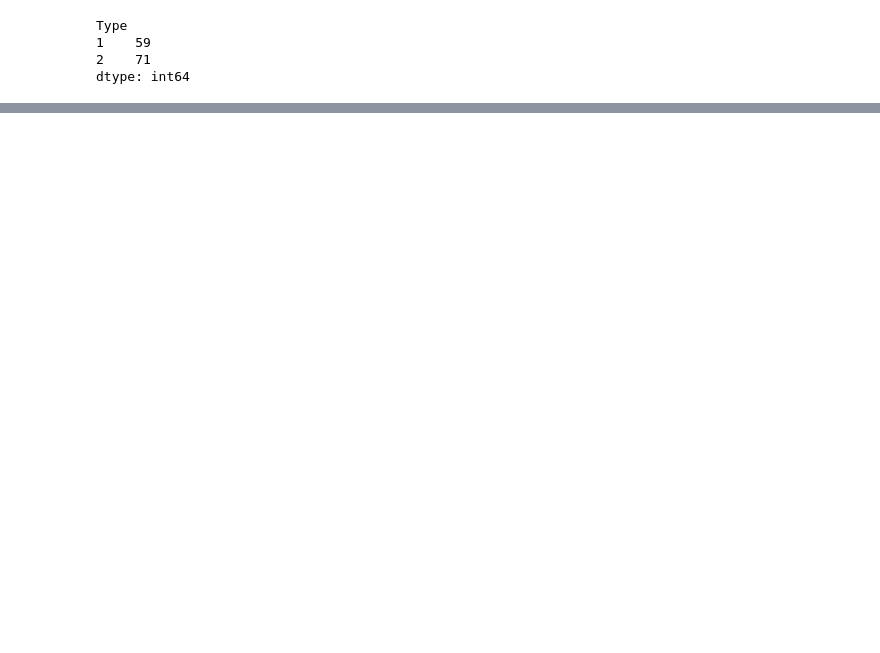
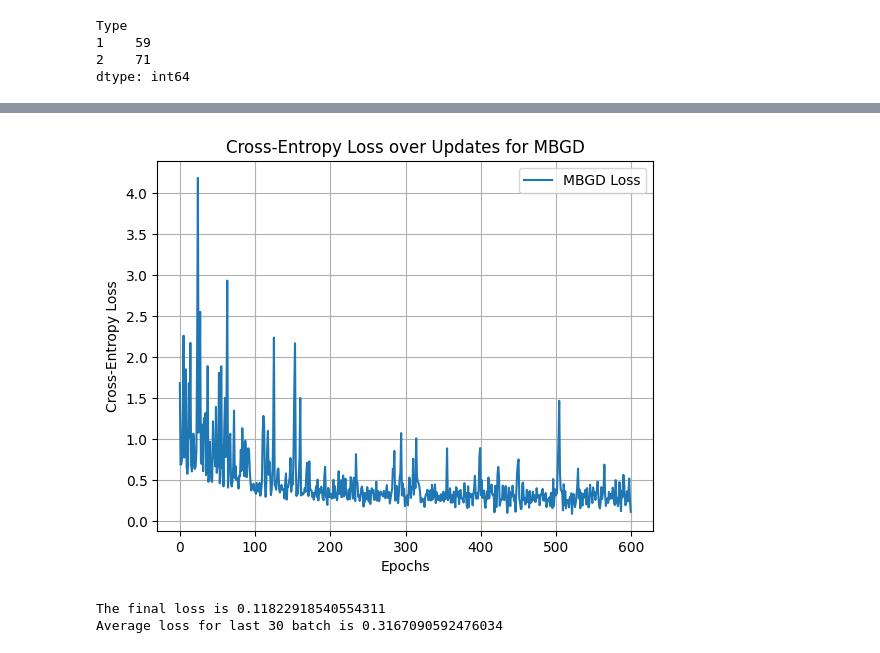
Before and after one commit to ziyuanLi-alex/sdm274, a Jupyter notebook: assgn04_logi/logistic.ipynb, the cells around one changed output, grey strips where cells are left out. Cells and saved outputs as stored; diff of their text form; code cells hidden in the pictures; blank space fills up the shorter version.

```diff
--- a/assgn04_logi/logistic.ipynb
+++ b/assgn04_logi/logistic.ipynb
@@ -186,0 +262,26 @@ TypeError: 'list' object is not callable
+# %%
+# we need some conversion between numpy and pandas
+X_train = X_train.to_numpy() if isinstance(X_train, pd.DataFrame) else X_train
+y_train = y_train.to_numpy() if isinstance(y_train, pd.Series) else y_train
+
+model_MBGD = LogisticRegression()
+model_MBGD.lr = 2e-5
+model_MBGD.epochs = 100
+model_MBGD.tol = 1e-7
+model_MBGD.MBGD(X_train, y_train, batch_size = 16)
+
+plt.plot(model_MBGD.loss, label='MBGD Loss')
+plt.xlabel('Epochs')
+plt.ylabel('Cross-Entropy Loss')
+plt.title('Cross-Entropy Loss over Updates for MBGD')
+plt.legend()
+plt.grid()
+plt.show()
+
+print(f'The final loss is {model_MBGD.loss[-1]}')
+avg_loss_mbgd = np.mean(model_MBGD.loss[-30:])
+print(f"Average loss for last 30 batch is {avg_loss_mbgd}")
+# %% [output]
+[figure, added]
+The final loss is 0.11822918540554311
+Average loss for last 30 batch is 0.3167090592476034
```
Also changed, not shown: parts of 15 cells of this notebook.
